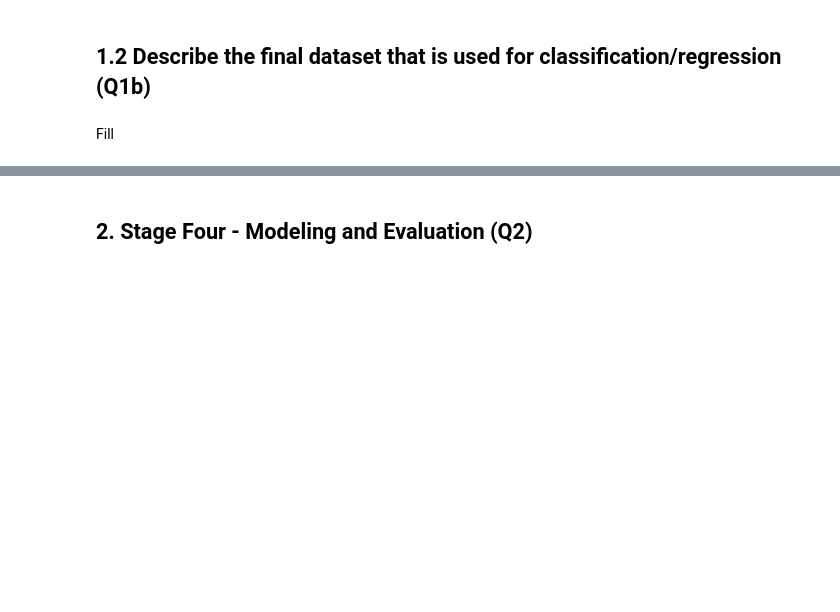
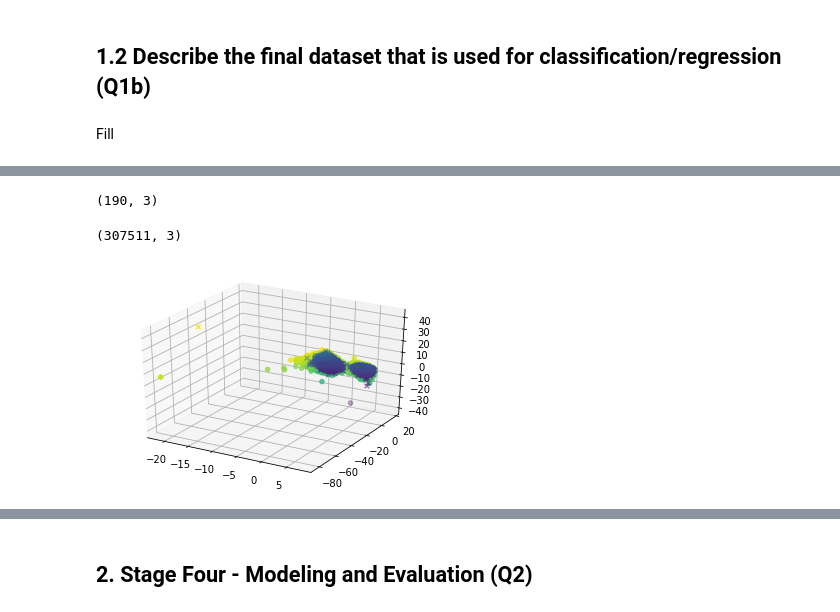
Before and after one commit to sjmiller8182/home-credit-default-risk, a Jupyter notebook: MiniLab2_CRISP-DM.ipynb, the cells around one changed output, grey strips where cells are left out. Saved outputs shown, nothing was run; the diff lists cells and outputs as text; code cells hidden in the pictures; blank space fills up the shorter version.

```diff
--- a/MiniLab2_CRISP-DM.ipynb
+++ b/MiniLab2_CRISP-DM.ipynb
@@ -48,0 +259,34 @@ Fill
+# %%
+# getting three principal components
+W3 = np.hstack((W,eigen_pairs[2][1][:,np.newaxis]))
+W3.shape
+# %% [output]
+(190, 3)
+# %%
+#transforming training data
+X_train_pca3 = X_train_std.dot(W3)
+X_train_pca3.shape
+# %% [output]
+(307511, 3)
+# %%
+# 3-d plot
+from mpl_toolkits.mplot3d import Axes3D
+
+fig = plt.figure()
+ax = fig.add_subplot(111, projection = '3d')
+
+
+colors = ['r','g']
+markers = ['o', 'x']
+
+# for each index and class in:
+for idx, cl in enumerate(np.unique(y_train)):
+    ax.scatter3D(X_train_pca3[y_train == cl, 0],
+                X_train_pca3[y_train == cl, 1],
+                X_train_pca3[y_train == cl, 2],
+                label = cl,
+                c = X_train_pca3[y_train == cl, 2],
+                cmap = 'viridis',
+                marker = markers[idx])
+# %% [output]
+[figure, added]
```
Also changed, not shown: parts of 17 cells of this notebook, 2 other files.
